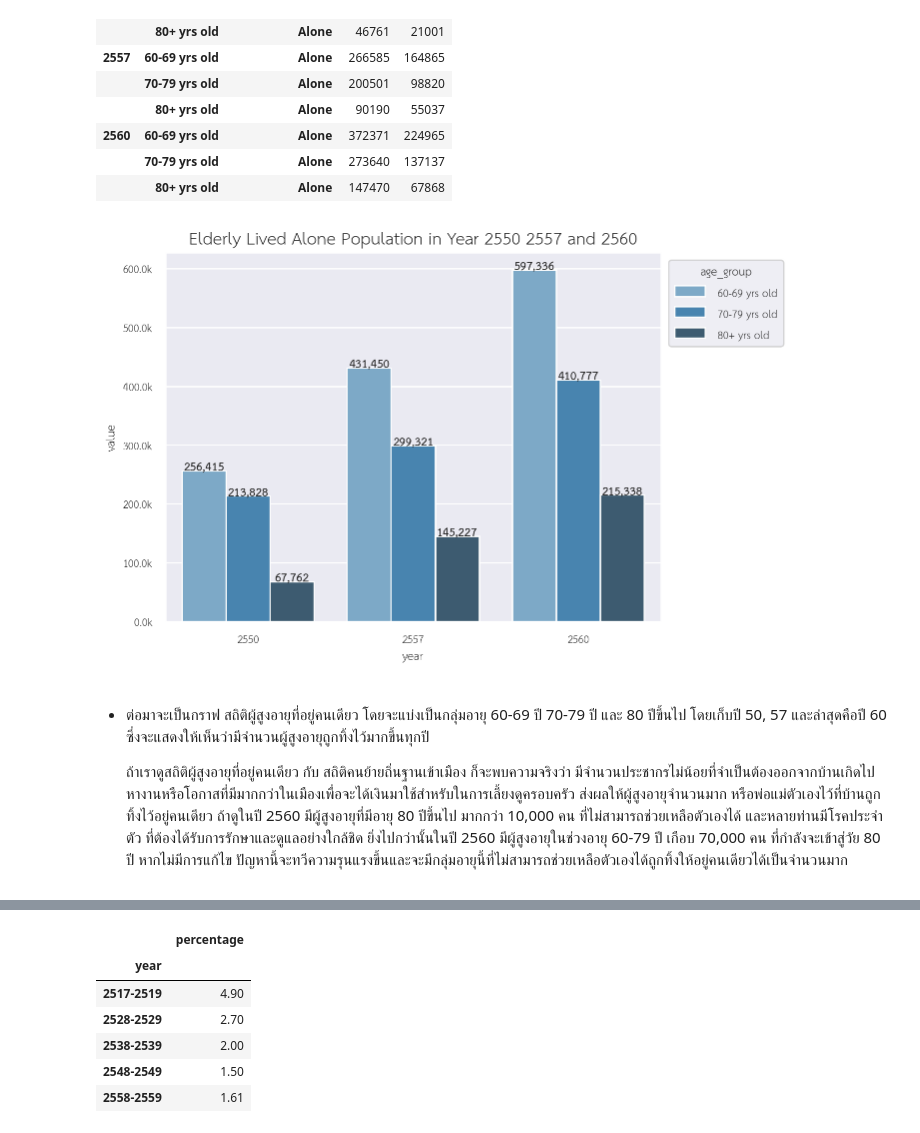
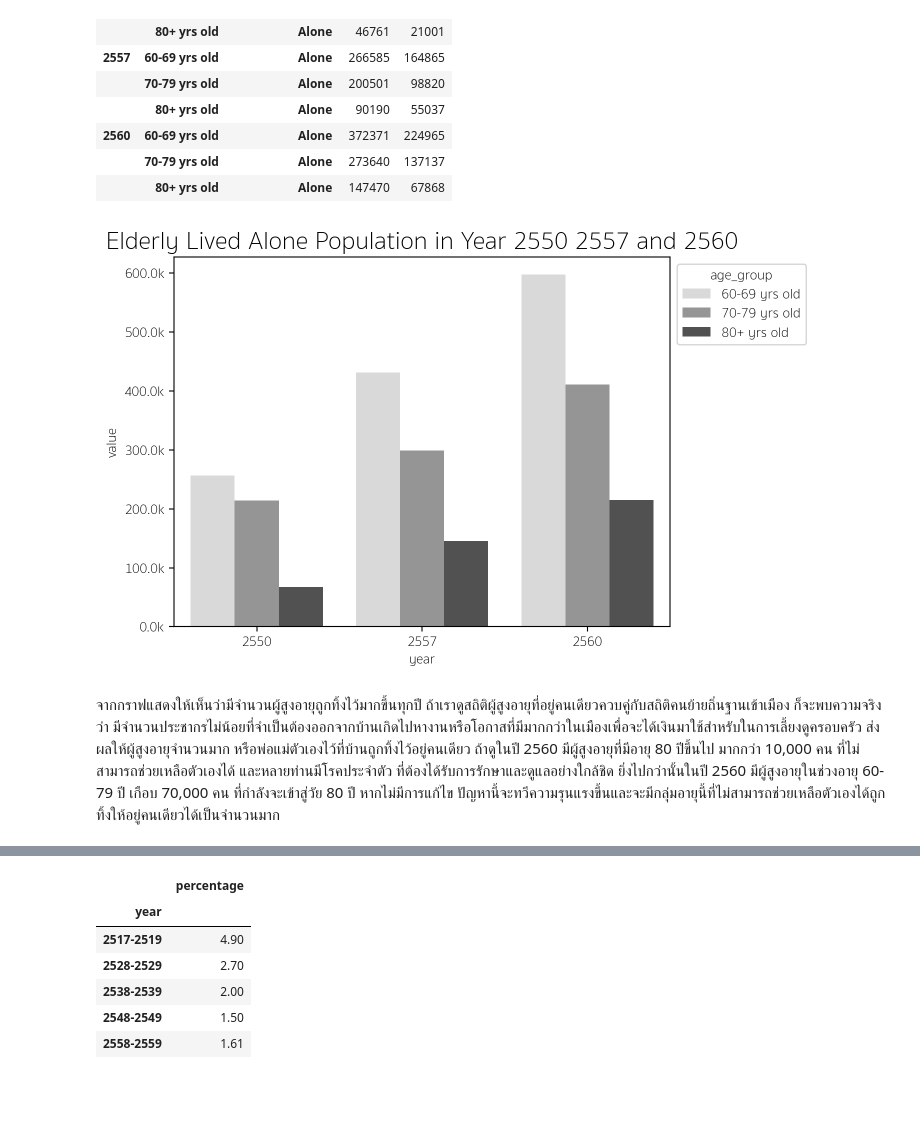
Before and after one commit to Zylink2/Machine_Learning_Project_2, a Jupyter notebook: notebook3.ipynb, the cells around one changed output, grey strips where cells are left out. Cells and saved outputs as stored; diff of their text form; code cells hidden in the pictures; blank space fills up the shorter version.

```diff
--- a/notebook3.ipynb
+++ b/notebook3.ipynb
@@ -72,8 +79,10 @@ import re
 import io
 %matplotlib inline
 %config InlineBackend.figure_format = 'retina'
-plt.rcParams['font.family'] = 'TH Sarabun New'
-sns.set_theme(font='TH Sarabun New')
+
+# SET YOUR PREFERRED FONT HERE
+# plt.rcParams['font.family'] = 'TH Sarabun New'
+plt.rcParams['font.family'] = 'Sukhumvit Set'
 # %% [markdown]
 ## ข้อมูลการย้ายถิ่นฐาน แบ่งตามเหตุผลที่ย้ายและภูมิภาคที่ย้ายไป
 
@@ -734,24 +762,15 @@ elders.pivot_table(values = "value", index = ['year', 'age_group', 'type_of_con_
 # %%
 grid = sns.barplot(elders, x = 'year',
                     hue = 'age_group',
                     y = 'value',
-                    palette='Blues_d',
+                    palette='Grays',
                     errorbar=None,
                     estimator=sum)
 grid.yaxis.set_major_formatter(ticker.FuncFormatter(lambda x, pos: f"{x/1000:,.1f}k"))
 plt.title("Elderly Lived Alone Population in Year 2550 2557 and 2560", fontdict={'fontsize': 18})
 
-for p in grid.patches:
-    height = p.get_height()
-    grid.annotate(f"{height:,.0f}",
-                  (p.get_x() + p.get_width() / 2., height + 200),
-                  ha='center', fontweight='bold')
-
 sns.move_legend(grid, "upper left", bbox_to_anchor=(1, 1))
 # %% [output]
-[figure, old version]
+[figure, new version]
 # %% [markdown]
-* ต่อมาจะเป็นกราฟ สถิติผู้สูงอายุที่อยู่คนเดียว โดยจะแบ่งเป็นกลุ่มอายุ 60-69 ปี 70-79 ปี และ 80 ปีขึ้นไป โดยเก็บปี 50, 57 และล่าสุดคือปี 60 ซึ่งจะแสดงให้เห็นว่ามีจำนวนผู้สูงอายุถูกทิ้งไว้มากขึ้นทุกปี
-
-    ถ้าเราดูสถิติผู้สูงอายุที่อยู่คนเดียว กับ สถิติคนย้ายถิ่นฐานเข้าเมือง ก็จะพบความจริงว่า มีจำนวนประชากรไม่น้อยที่จำเป็นต้องออกจากบ้านเกิดไปหางานหรือโอกาสที่มีมากกว่าในเมืองเพื่อจะได้เงินมาใช้สำหรับในการเลี้ยงดูครอบครัว
-    ส่งผลให้ผู้สูงอายุจำนวนมาก หรือพ่อแม่ตัวเองไว้ที่บ้านถูกทิ้งไว้อยู่คนเดียว ถ้าดูในปี 2560 มีผู้สูงอายุที่มีอายุ 80 ปีขึ้นไป มากกว่า 10,000 คน ที่ไม่สามารถช่วยเหลือตัวเองได้ และหลายท่านมีโรคประจำตัว ที่ต้องได้รับการรักษาและดูแลอย่างใกล้ชิด ยิ่งไปกว่านั้นในปี 2560 มีผู้สูงอายุในช่วงอายุ 60-79 ปี เกือบ 70,000 คน ที่กำลังจะเข้าสู่วัย 80 ปี หากไม่มีการแก้ไข ปัญหานี้จะทวีความรุนแรงขึ้นและจะมีกลุ่มอายุนี้ที่ไม่สามารถช่วยเหลือตัวเองได้ถูกทิ้งให้อยู่คนเดียวได้เป็นจำนวนมาก
+จากกราฟแสดงให้เห็นว่ามีจำนวนผู้สูงอายุถูกทิ้งไว้มากขึ้นทุกปี ถ้าเราดูสถิติผู้สูงอายุที่อยู่คนเดียวควบคู่กับสถิติคนย้ายถิ่นฐานเข้าเมือง ก็จะพบความจริงว่า มีจำนวนประชากรไม่น้อยที่จำเป็นต้องออกจากบ้านเกิดไปหางานหรือโอกาสที่มีมากกว่าในเมืองเพื่อจะได้เงินมาใช้สำหรับในการเลี้ยงดูครอบครัว ส่งผลให้ผู้สูงอายุจำนวนมาก หรือพ่อแม่ตัวเองไว้ที่บ้านถูกทิ้งไว้อยู่คนเดียว ถ้าดูในปี 2560 มีผู้สูงอายุที่มีอายุ 80 ปีขึ้นไป มากกว่า 10,000 คน ที่ไม่สามารถช่วยเหลือตัวเองได้ และหลายท่านมีโรคประจำตัว ที่ต้องได้รับการรักษาและดูแลอย่างใกล้ชิด ยิ่งไปกว่านั้นในปี 2560 มีผู้สูงอายุในช่วงอายุ 60-79 ปี เกือบ 70,000 คน ที่กำลังจะเข้าสู่วัย 80 ปี หากไม่มีการแก้ไข ปัญหานี้จะทวีความรุนแรงขึ้นและจะมีกลุ่มอายุนี้ที่ไม่สามารถช่วยเหลือตัวเองได้ถูกทิ้งให้อยู่คนเดียวได้เป็นจำนวนมาก
```
Also changed, not shown: parts of 42 cells of this notebook.
